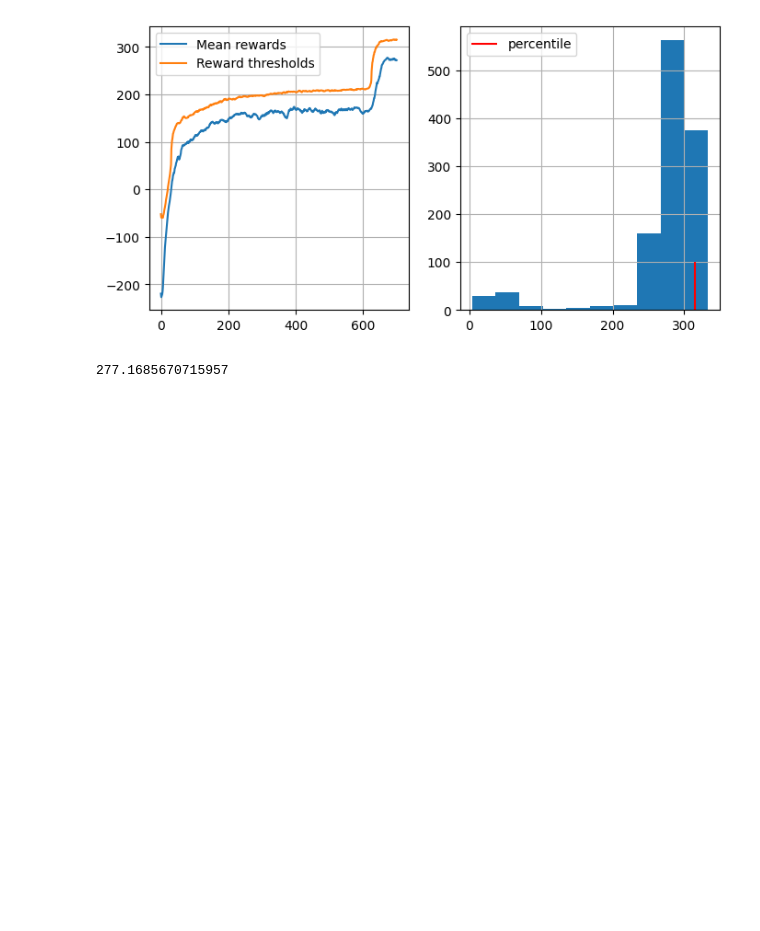
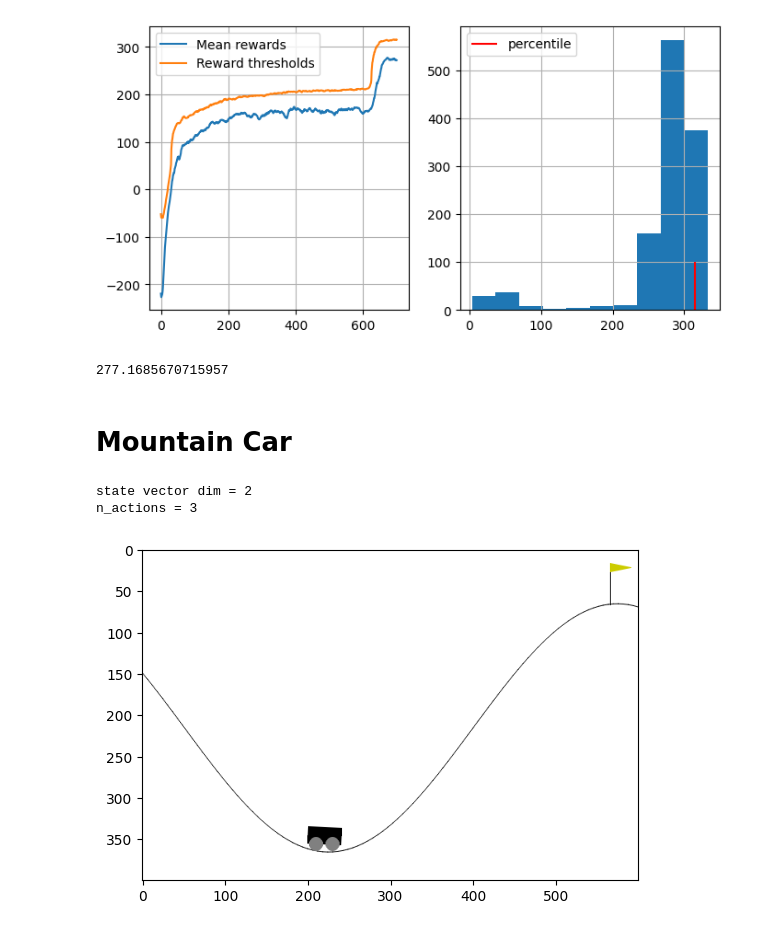
Before and after one commit to PsAndr/Practical_RL, a Jupyter notebook: week01_intro/deep_crossentropy_method.ipynb, the cells around one changed output. Saved outputs shown, nothing was run; the diff lists cells and outputs as text; code cells hidden in the pictures; blank space fills up the shorter version.

```diff
--- a/week01_intro/deep_crossentropy_method.ipynb
+++ b/week01_intro/deep_crossentropy_method.ipynb
@@ -636,3 +636,5 @@ states_batch, actions_batch, rewards_batch = zip(*make_sessions(env, agent, 300,
 print(np.mean(rewards_batch))
 # %% [output]
 277.1685670715957
+# %% [markdown]
+# Mountain Car
@@ -638,0 +647,17 @@ print(np.mean(rewards_batch))
+# %%
+env_id = "MountainCar-v0"
+env = gym.make(env_id, render_mode="rgb_array", max_episode_steps=10_000)
+
+env.reset()
+n_actions = env.action_space.n
+state_dim = env.observation_space.shape[0]
+
+plt.imshow(env.render())
+print("state vector dim =", state_dim)
+print("n_actions =", n_actions)
+
+env.close()
+# %% [output]
+state vector dim = 2
+n_actions = 3
+[figure, added]
```
Also changed, not shown: parts of 20 cells of this notebook, 1 other file.
